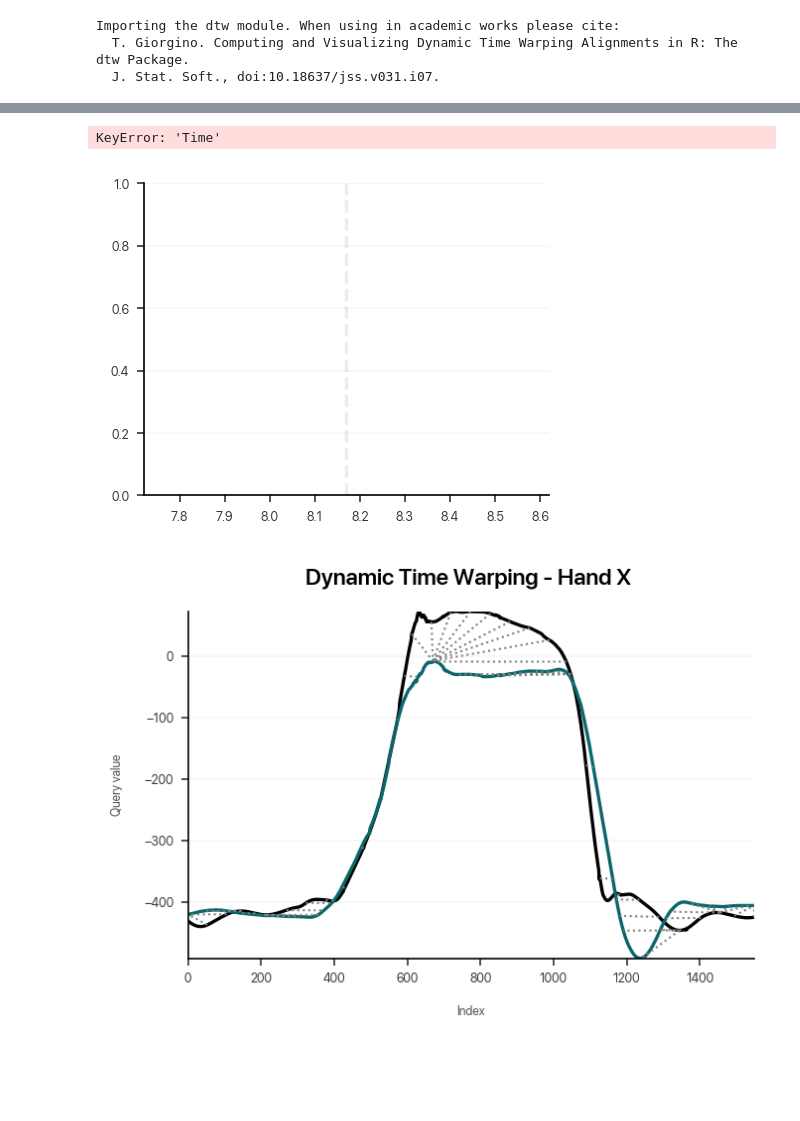
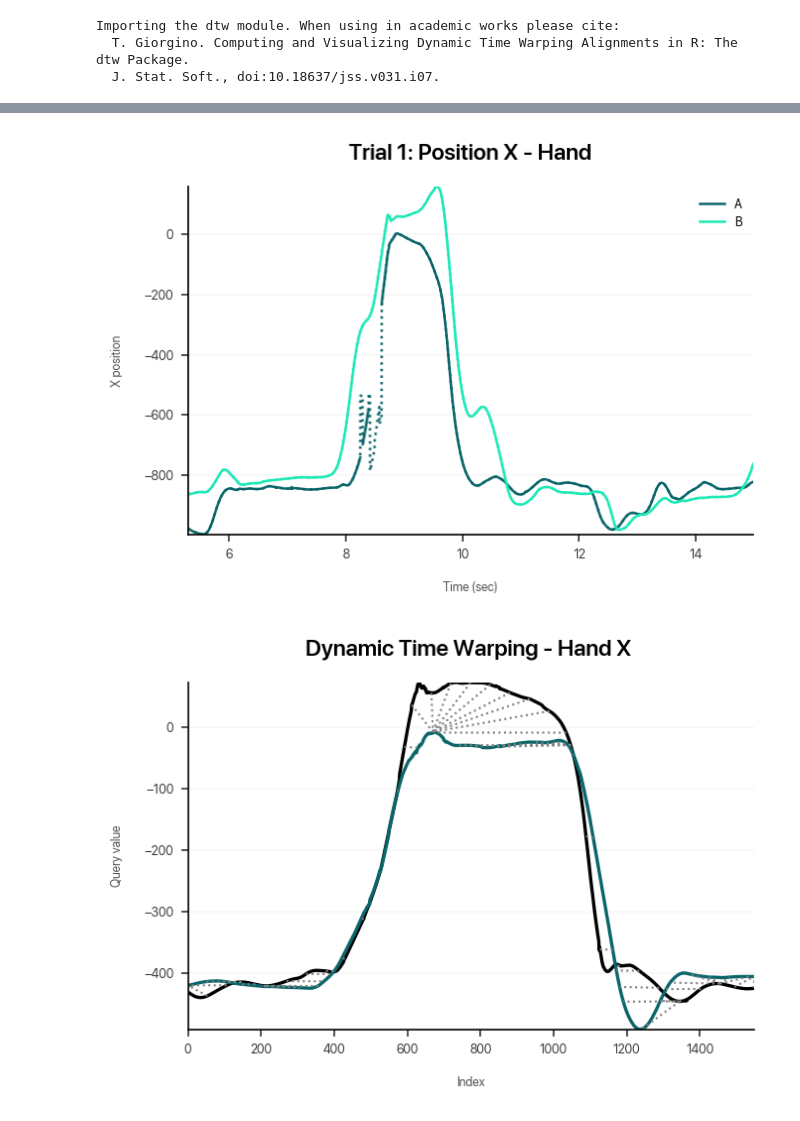
Before and after one commit to dlundgaard/dapup-mocap, a Jupyter notebook: analysis.ipynb, the cells around one changed output, grey strips where cells are left out. Saved outputs shown, nothing was run; the diff lists cells and outputs as text; code cells hidden in the pictures; blank space fills up the shorter version.

Commit message:
intermediate, full multilevel index

```diff
--- a/analysis.ipynb
+++ b/analysis.ipynb
@@ -92,24 +36,49 @@ data
 # %%
 def plot_position(marker, axis):
     plt.figure()
     for time_of_hand_contact in events[events["Name"] == "Contact"]["Time"]:
         plt.axvline(time_of_hand_contact, linestyle = "--", alpha = 0.1, zorder = -1)
     plt.plot(data["Time"], (-1 if axis == "X" else 1) * data[f"A_{marker} {axis}"], linewidth = 1.2, label = "A", color = "C0")
     plt.plot(data["Time"], (-1 if axis == "X" else 1) * data[f"Interp_A_{marker} {axis}"], linewidth = 1.2, linestyle = ":", color = "C0")
     plt.plot(data["Time"], data[f"B_{marker} {axis}"], linewidth = 1.2, label = "B", color = "C1")
     plt.plot(data["Time"], data[f"Interp_B_{marker} {axis}"], linewidth = 1.2, linestyle = ":", color = "C1")
     plt.margins(x = 0, y = 0)
     plt.title(f"Position {axis} - {marker}\n")
     plt.xlabel("Time (sec)")
     plt.ylabel(f"{axis} position")
     plt.legend(loc = "upper right")
     plt.tight_layout()
 
-plot_position(marker = "Elbow", axis = "X")
-# plot_position(marker = "Elbow", axis = "Z")
+def plot_position(trial, marker, axis):
+    plt.figure()
+    for participant, subset in data.loc[trial, :, :, marker].groupby(level = "Participant"):
+        subset = subset.droplevel("Participant")
+        inverter = -1 if axis == "X" and participant == "B" else 1
+        plt.plot(
+            subset.index,
+            inverter * subset[axis],
+            linewidth = 1.2,
+            label = participant,
+            color = dict(A = "C0", B = "C1")[participant]
+        )
+        plt.plot(
+            subset.index,
+            inverter * subset["Interp_" + axis],
+            linewidth = 1.2,
+            linestyle = ":",
+            color = dict(A = "C0", B = "C1")[participant]
+        )
+    plt.margins(x = 0, y = 0)
+    plt.title(f"Trial {trial}: Position {axis} - {marker}\n")
+    plt.xlabel("Time (sec)")
+    plt.ylabel(f"{axis} position")
+    plt.legend(loc = "upper right")
+    plt.tight_layout()
+
+plot_position(trial = 1, marker = "Hand", axis = "X")
+# plot_position(trial = 1, marker = "Elbow", axis = "Z")
 # %% [output]
-KeyError: 'Time'
-[figure, old version]
+[figure, new version]
 # %%
 subset = data[data["Time"].between(22, 23)]
 subset = data
```
Also changed, not shown: parts of 4 cells of this notebook.
